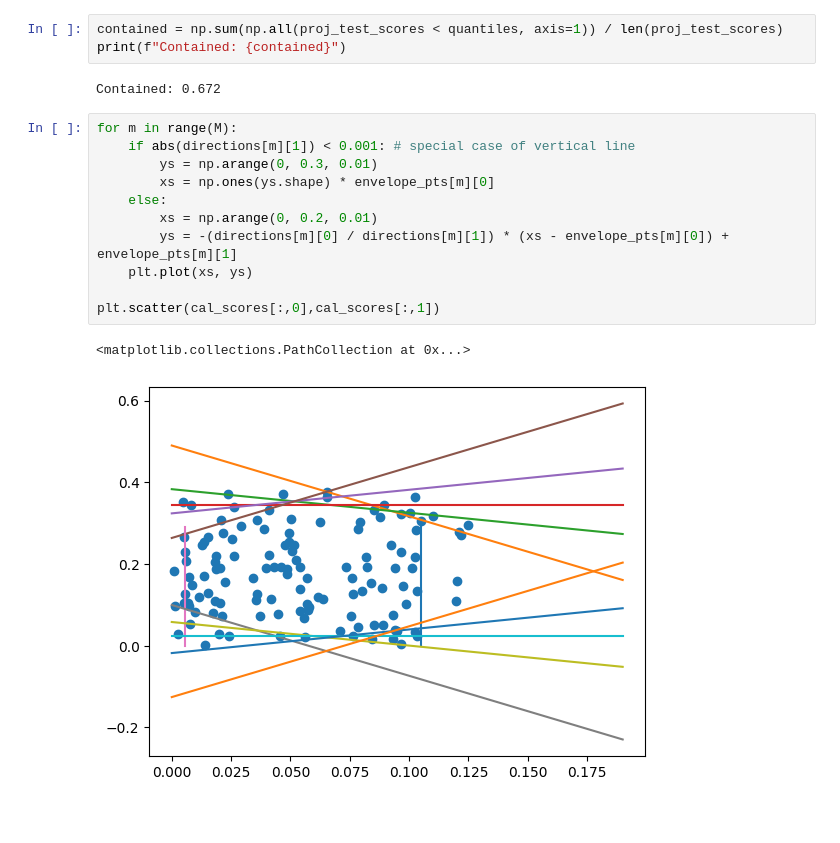
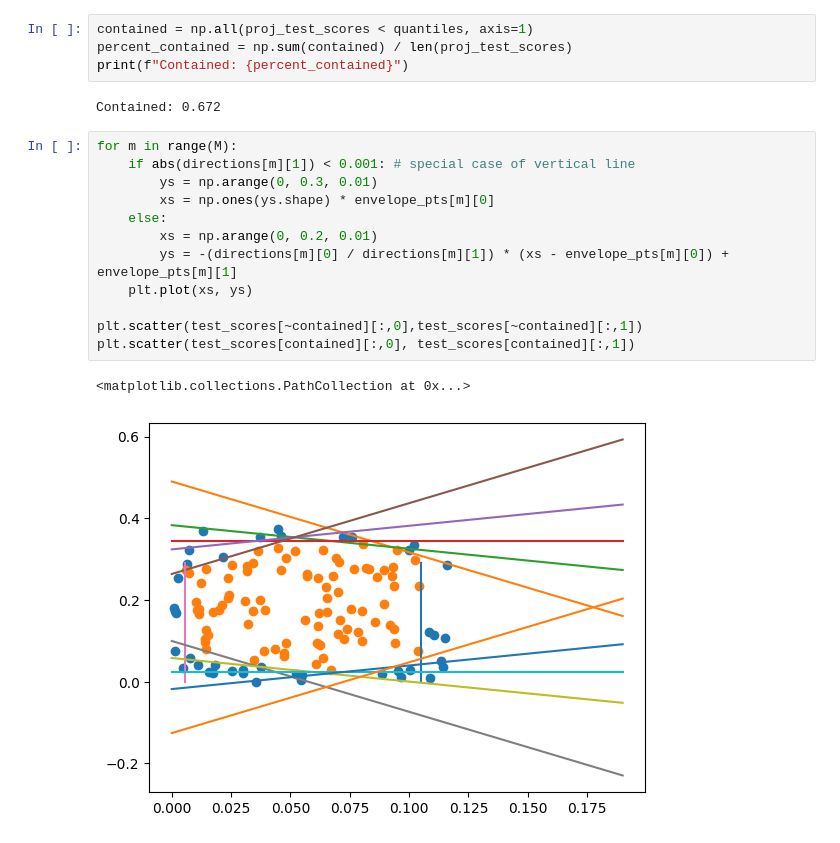
Before and after one commit to yashpatel5400/fusioncp, a Jupyter notebook: testing.ipynb, the cells around one changed output. Drawn from its saved outputs; the diff is of its cells as text.

```diff
--- a/testing.ipynb
+++ b/testing.ipynb
@@ -57,21 +57,23 @@ directions, envelope_pts, quantiles = np.array(directions), np.array(envelope_pt
 # %%
 proj_test_scores = np.array([np.dot(test_scores, direction) for direction in directions]).T
 # %%
-contained = np.sum(np.all(proj_test_scores < quantiles, axis=1)) / len(proj_test_scores)
-print(f"Contained: {contained}")
+contained = np.all(proj_test_scores < quantiles, axis=1)
+percent_contained = np.sum(contained) / len(proj_test_scores)
+print(f"Contained: {percent_contained}")
 # %% [output]
 Contained: 0.672
 # %%
 for m in range(M):
     if abs(directions[m][1]) < 0.001: # special case of vertical line
         ys = np.arange(0, 0.3, 0.01)
         xs = np.ones(ys.shape) * envelope_pts[m][0]
     else:
         xs = np.arange(0, 0.2, 0.01)
         ys = -(directions[m][0] / directions[m][1]) * (xs - envelope_pts[m][0]) + envelope_pts[m][1]
     plt.plot(xs, ys)
 
-plt.scatter(cal_scores[:,0],cal_scores[:,1])
+plt.scatter(test_scores[~contained][:,0],test_scores[~contained][:,1])
+plt.scatter(test_scores[contained][:,0], test_scores[contained][:,1])
 # %% [output]
 <matplotlib.collections.PathCollection at 0x...>
-[figure, old version]
+[figure, new version]
```
